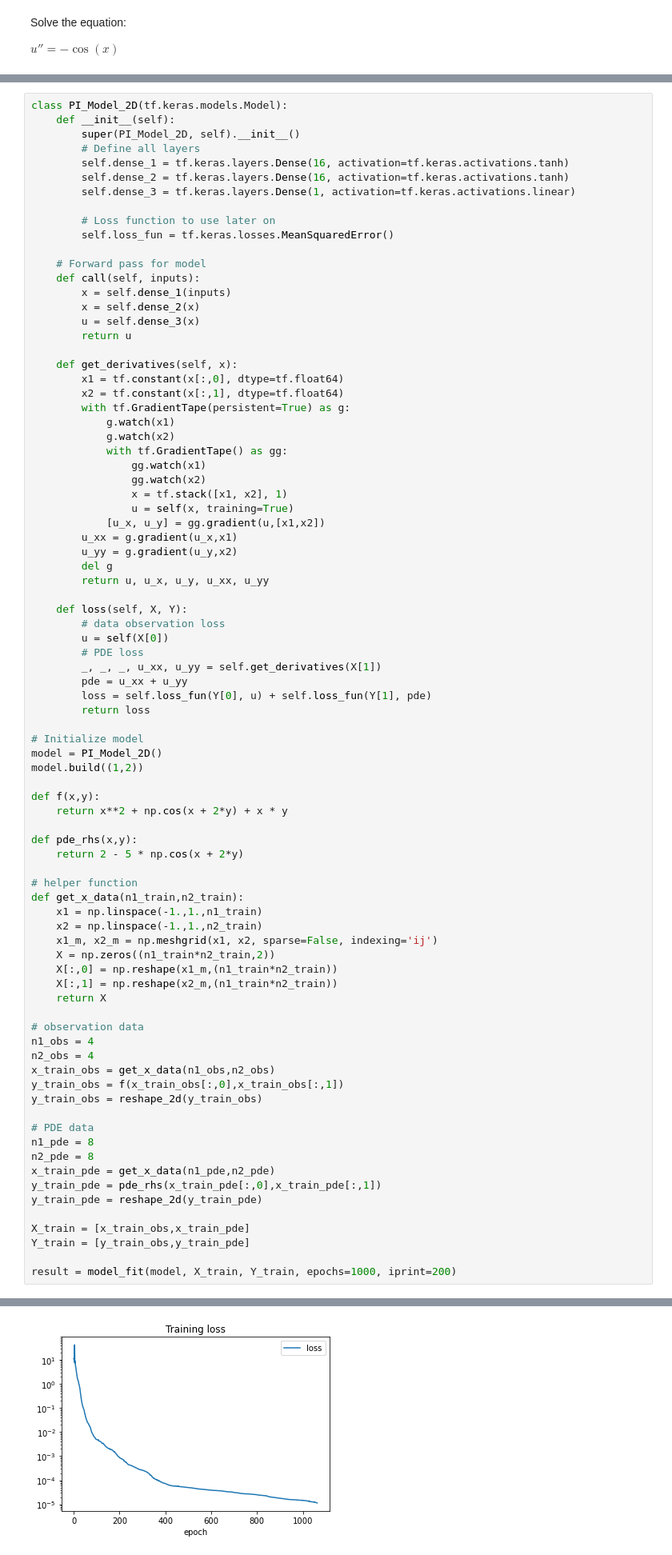
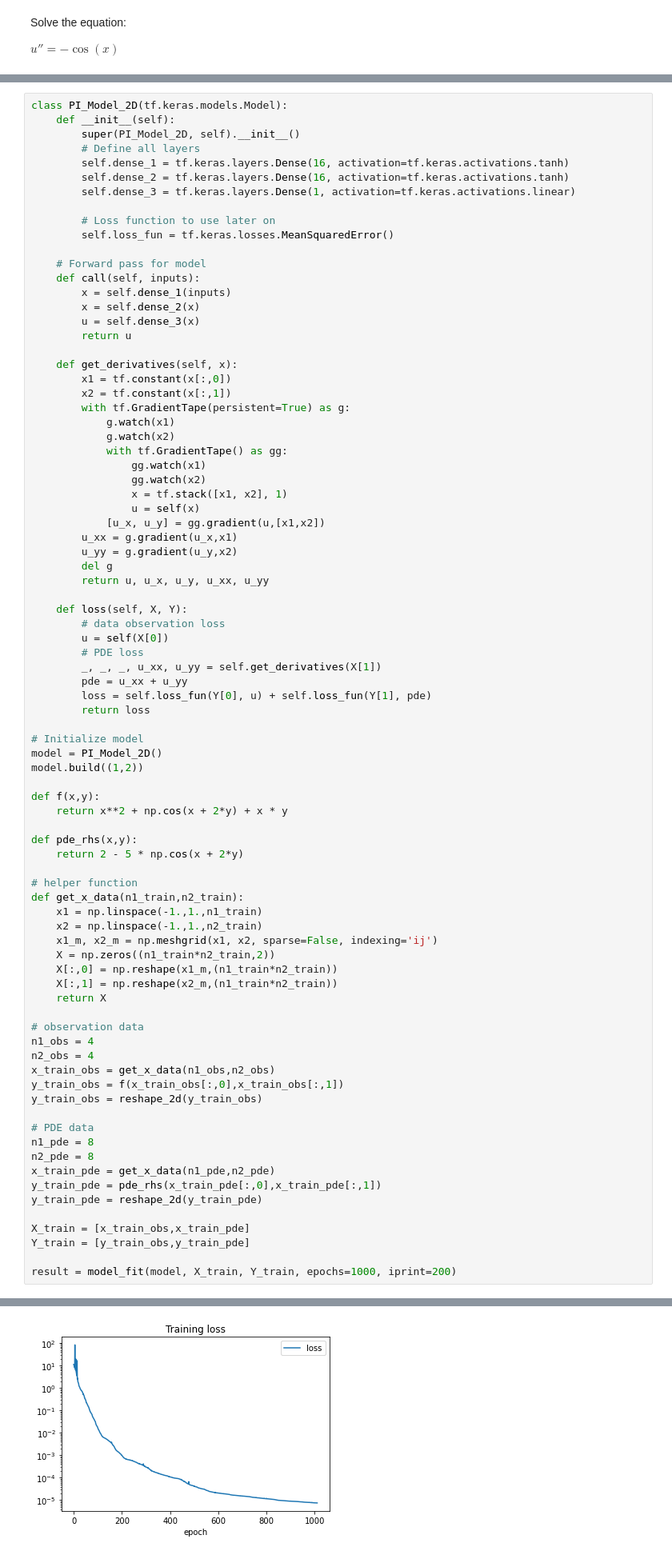
Before and after one commit to EricDarve/me343-cme216-winter-2021, a Jupyter notebook: Code/PIML_advanced.ipynb, the cells around one changed output, grey strips where cells are left out. Shown at 80% size. Cells and saved outputs as stored; diff of their text form.

```diff
--- a/Code/PIML_advanced.ipynb
+++ b/Code/PIML_advanced.ipynb
@@ -308,8 +308,8 @@ class PI_Model_2D(tf.keras.models.Model):
         return u
 
     def get_derivatives(self, x):
-        x1 = tf.constant(x[:,0], dtype=tf.float64)
-        x2 = tf.constant(x[:,1], dtype=tf.float64)
+        x1 = tf.constant(x[:,0])
+        x2 = tf.constant(x[:,1])
         with tf.GradientTape(persistent=True) as g:
             g.watch(x1)
             g.watch(x2)
@@ -317,7 +317,7 @@ class PI_Model_2D(tf.keras.models.Model):
                 gg.watch(x1)
                 gg.watch(x2)
                 x = tf.stack([x1, x2], 1)
-                u = self(x, training=True)
+                u = self(x)
             [u_x, u_y] = gg.gradient(u,[x1,x2])
         u_xx = g.gradient(u_x,x1)
         u_yy = g.gradient(u_y,x2)
@@ -387,4 +387,4 @@ convergence message: b'STOP: TOTAL NO. of ITERATIONS REACHED LIMIT'
-[figure, old version]
+[figure, new version]
 # %%
 x1 = np.linspace(-1.,1.,n1_pde)
 x2 = np.linspace(-1.,1.,n2_pde)
```
Also changed, not shown: parts of 9 cells of this notebook, 2 other files.
